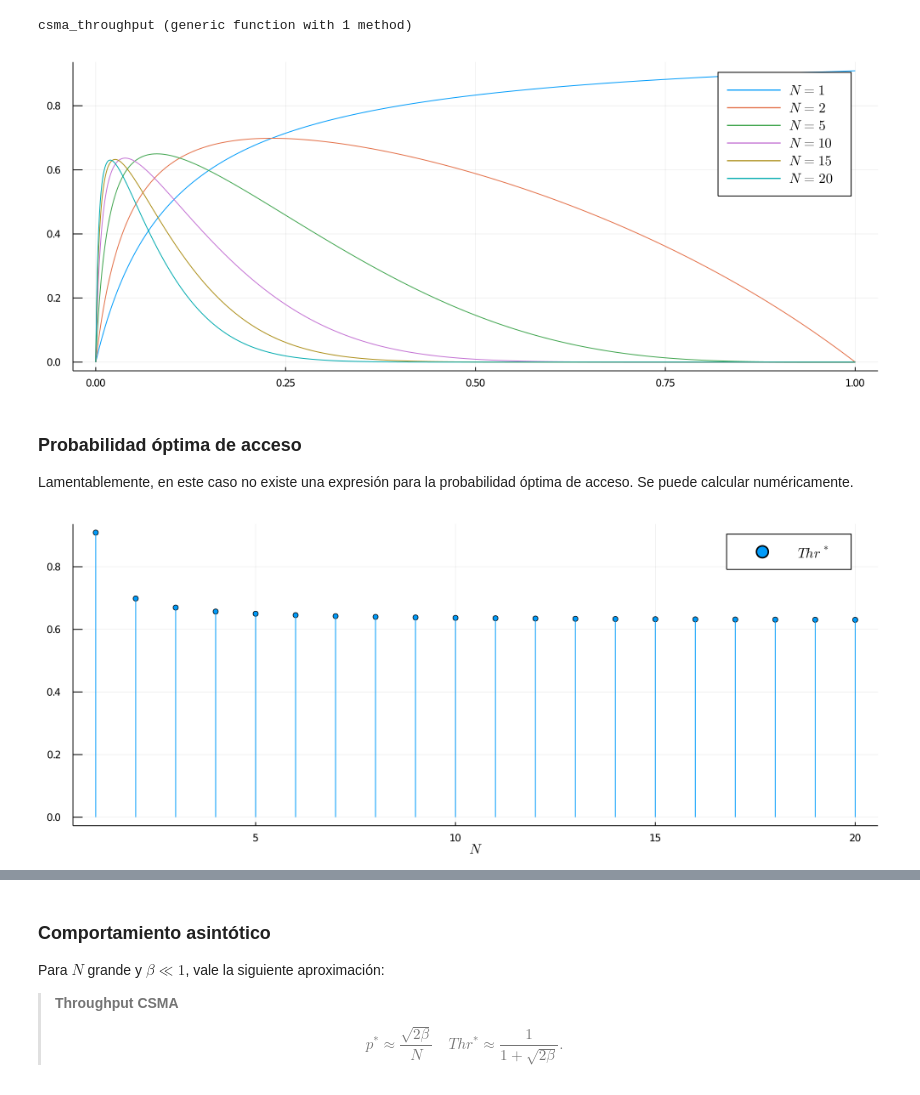
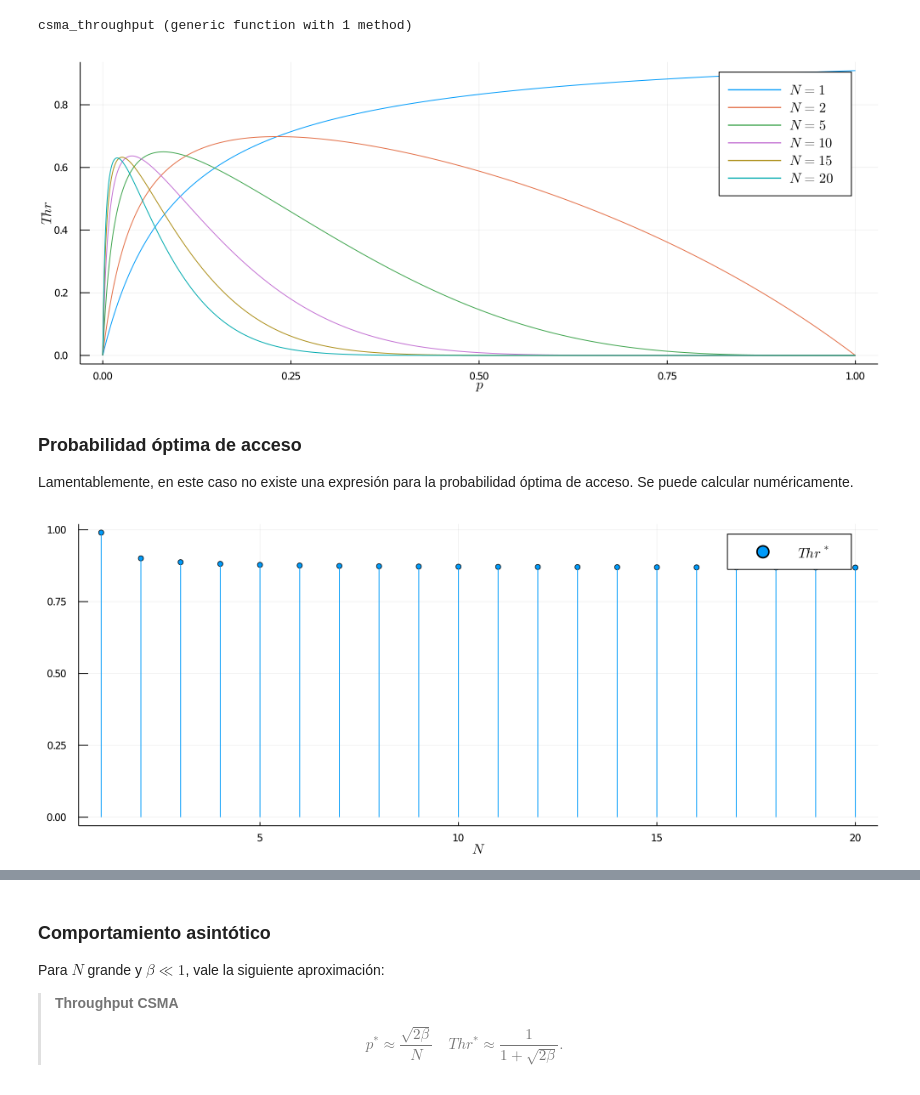
Before and after one commit to aferragu/analisisderedes, a Jupyter notebook: Control de acceso al medio II.ipynb, the cells around one changed output, grey strips where cells are left out. Drawn from its saved outputs; the diff is of its cells as text; code cells hidden in the pictures.

```diff
--- a/Control de acceso al medio II.ipynb
+++ b/Control de acceso al medio II.ipynb
@@ -80,16 +80,16 @@ end
 # %% [output]
 csma_throughput (generic function with 1 method)
 # %%
-beta=0.1
+beta=.1
 p=0:0.001:1
 NN=[1,2,5,10,15,20]
 plt=plot()
 for N in NN
-    plot!(p,csma_throughput.(p,N,beta),,xlabel=L"p", ylabel=L"Thr",label=L"N=%$N")
+    plot!(p,csma_throughput.(p,N,beta),xlabel=L"p", ylabel=L"Thr",label=L"N=%$N")
 end
 plt
 # %% [output]
-[figure, old version]
+[figure, new version]
 # %% [markdown]
 ### Probabilidad óptima de acceso
 
@@ -102,7 +102,7 @@ function max_throughput_csma(N,beta)
     return Thropt,p[i]
 end
 
-beta=0.1
+beta=0.01
 NN=1:20
 out = max_throughput_csma.(NN,beta)
 Thr = [x[1] for x in out]
@@ -110,7 +110,7 @@ p = [x[2] for x in out]
 
 plot(NN,Thr, lt=:stem, marker=:circle, label=L"Thr^*", xlabel=L"N")
 # %% [output]
-[figure, old version]
+[figure, new version]
 # %%
 plot(NN,p, lt=:stem, marker=:circle, label=L"p^*", xlabel=L"N")
 # %% [output]
```
Also changed, not shown: parts of 16 cells of this notebook, 2 other files.
